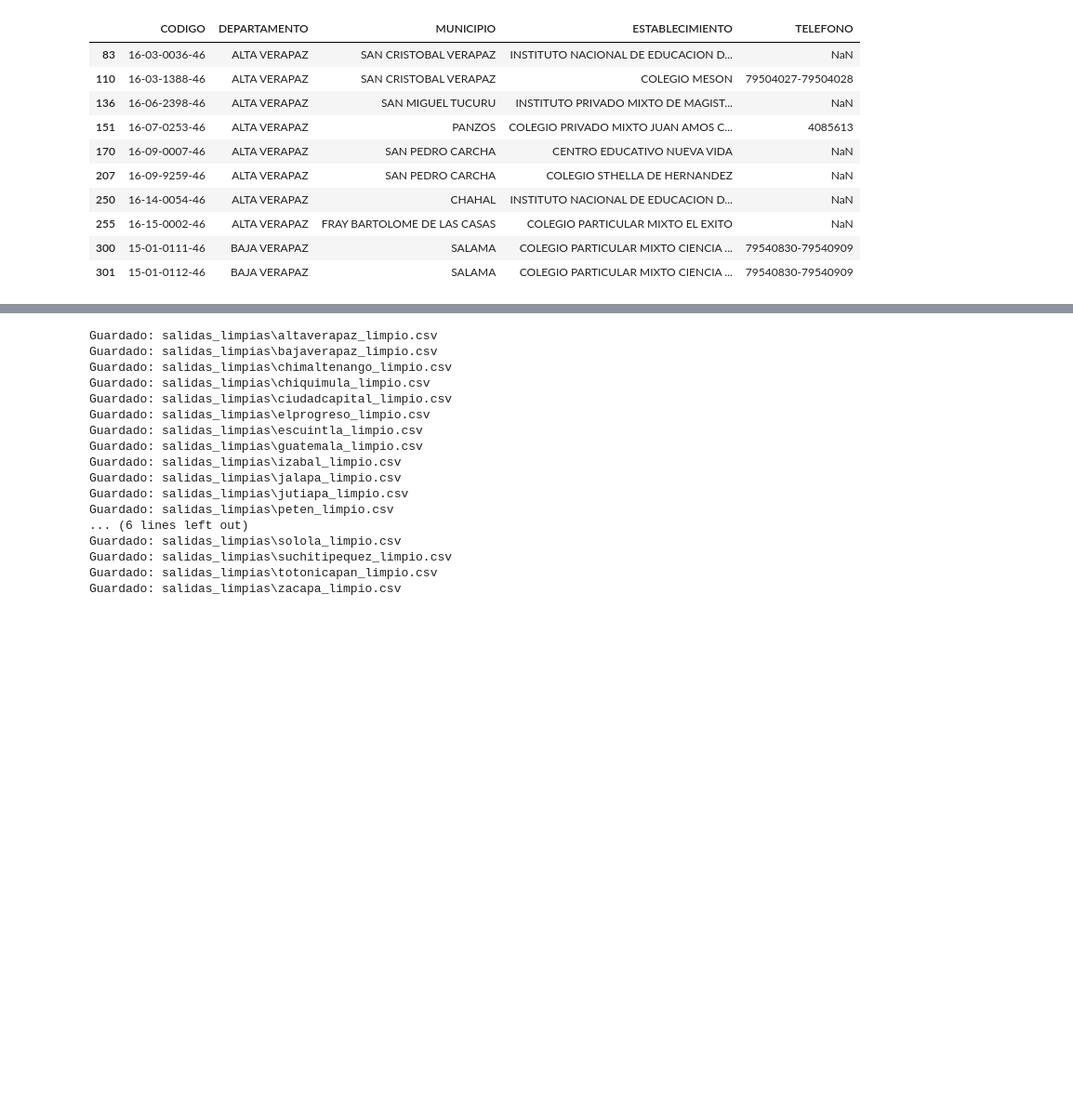
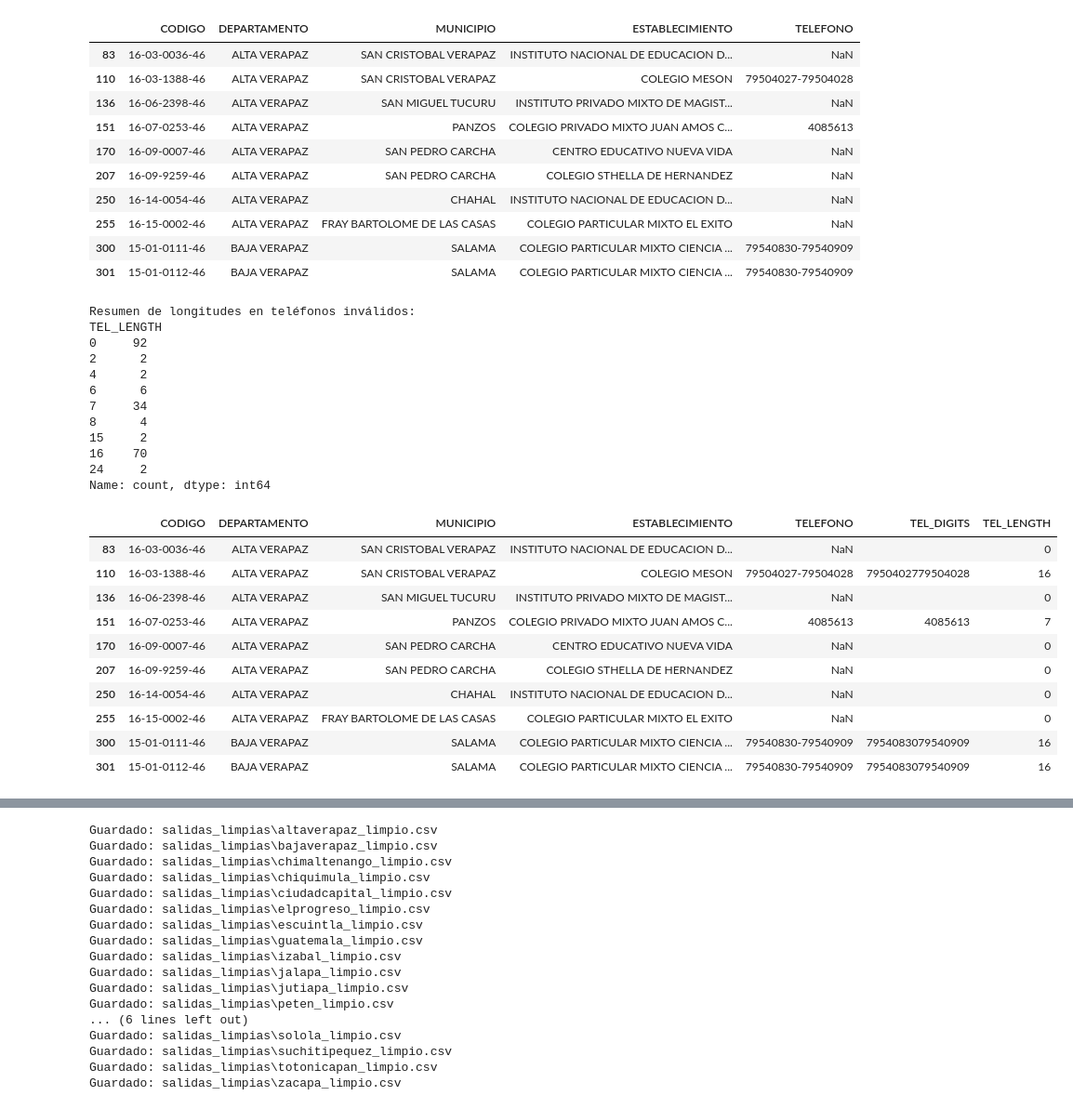
Before and after one commit to michellemej22596/Proyecto1-DataScience-LimpiezaDeDatos, a Jupyter notebook: Analisisexploratorio.ipynb, the cells around one changed output, grey strips where cells are left out. Shown: that part at 93% size. Drawn from its saved outputs; the diff is of its cells as text; code cells hidden in the pictures; blank space fills up the shorter version.

```diff
--- a/Analisisexploratorio.ipynb
+++ b/Analisisexploratorio.ipynb
@@ -293,0 +256,53 @@ def normalize_phones_column(df: pd.DataFrame, col_in="TELEFONO"):
+# %%
+import pandas as pd
+import re
+
+# Cargar el archivo CSV
+df = pd.read_csv("salidas_limpias/establecimientos_union_limpio.csv")
+
+# Limpiar y extraer solo los dígitos numéricos del teléfono
+tel_digits = df['TELEFONO'].fillna("").astype(str).str.replace(r"\D", "", regex=True)
+
+# Guardar longitud de cada teléfono en una columna auxiliar
+df["TEL_DIGITS"] = tel_digits
+df["TEL_LENGTH"] = tel_digits.str.len()
+
+# Definir dígitos válidos para Guatemala
+valid_start_digits = ("2", "3", "4", "5", "6", "7")
+
+# Crear máscara de teléfonos inválidos
+invalid_mask = (df["TEL_LENGTH"] != 8) | (~df["TEL_DIGITS"].str.startswith(valid_start_digits))
+
+# Filtrar solo los inválidos
+df_invalid = df.loc[invalid_mask, ["CODIGO", "DEPARTAMENTO", "MUNICIPIO", "ESTABLECIMIENTO", "TELEFONO", "TEL_DIGITS", "TEL_LENGTH"]]
+
+# Mostrar resumen de longitudes de números inválidos
+print("Resumen de longitudes en teléfonos inválidos:")
+print(df_invalid["TEL_LENGTH"].value_counts().sort_index())
+
+# Mostrar los primeros ejemplos
+display(df_invalid.head(10))
+# %% [output]
+Resumen de longitudes en teléfonos inválidos:
+TEL_LENGTH
+0     92
+2      2
+4      2
+6      6
+7     34
+8      4
+15     2
+16    70
+24     2
+Name: count, dtype: int64
+|  | CODIGO | DEPARTAMENTO | MUNICIPIO | ESTABLECIMIENTO | TELEFONO | TEL_DIGITS | TEL_LENGTH |
+| 83 | 16-03-0036-46 | ALTA VERAPAZ | SAN CRISTOBAL VERAPAZ | INSTITUTO NACIONAL DE EDUCACION D... | NaN |  | 0 |
+| 110 | 16-03-1388-46 | ALTA VERAPAZ | SAN CRISTOBAL VERAPAZ | COLEGIO MESON | 79504027-79504028 | 7950402779504028 | 16 |
+| 136 | 16-06-2398-46 | ALTA VERAPAZ | SAN MIGUEL TUCURU | INSTITUTO PRIVADO MIXTO DE MAGIST... | NaN |  | 0 |
+| 151 | 16-07-0253-46 | ALTA VERAPAZ | PANZOS | COLEGIO PRIVADO MIXTO JUAN AMOS C... | 4085613 | 4085613 | 7 |
+| 170 | 16-09-0007-46 | ALTA VERAPAZ | SAN PEDRO CARCHA | CENTRO EDUCATIVO NUEVA VIDA | NaN |  | 0 |
+| 207 | 16-09-9259-46 | ALTA VERAPAZ | SAN PEDRO CARCHA | COLEGIO STHELLA DE HERNANDEZ | NaN |  | 0 |
+| 250 | 16-14-0054-46 | ALTA VERAPAZ | CHAHAL | INSTITUTO NACIONAL DE EDUCACION D... | NaN |  | 0 |
+| 255 | 16-15-0002-46 | ALTA VERAPAZ | FRAY BARTOLOME DE LAS CASAS | COLEGIO PARTICULAR MIXTO EL EXITO | NaN |  | 0 |
+| 300 | 15-01-0111-46 | BAJA VERAPAZ | SALAMA | COLEGIO PARTICULAR MIXTO CIENCIA ... | 79540830-79540909 | 7954083079540909 | 16 |
+| 301 | 15-01-0112-46 | BAJA VERAPAZ | SALAMA | COLEGIO PARTICULAR MIXTO CIENCIA ... | 79540830-79540909 | 7954083079540909 | 16 |
```
Also changed, not shown: parts of 10 cells of this notebook, 1 other file.
